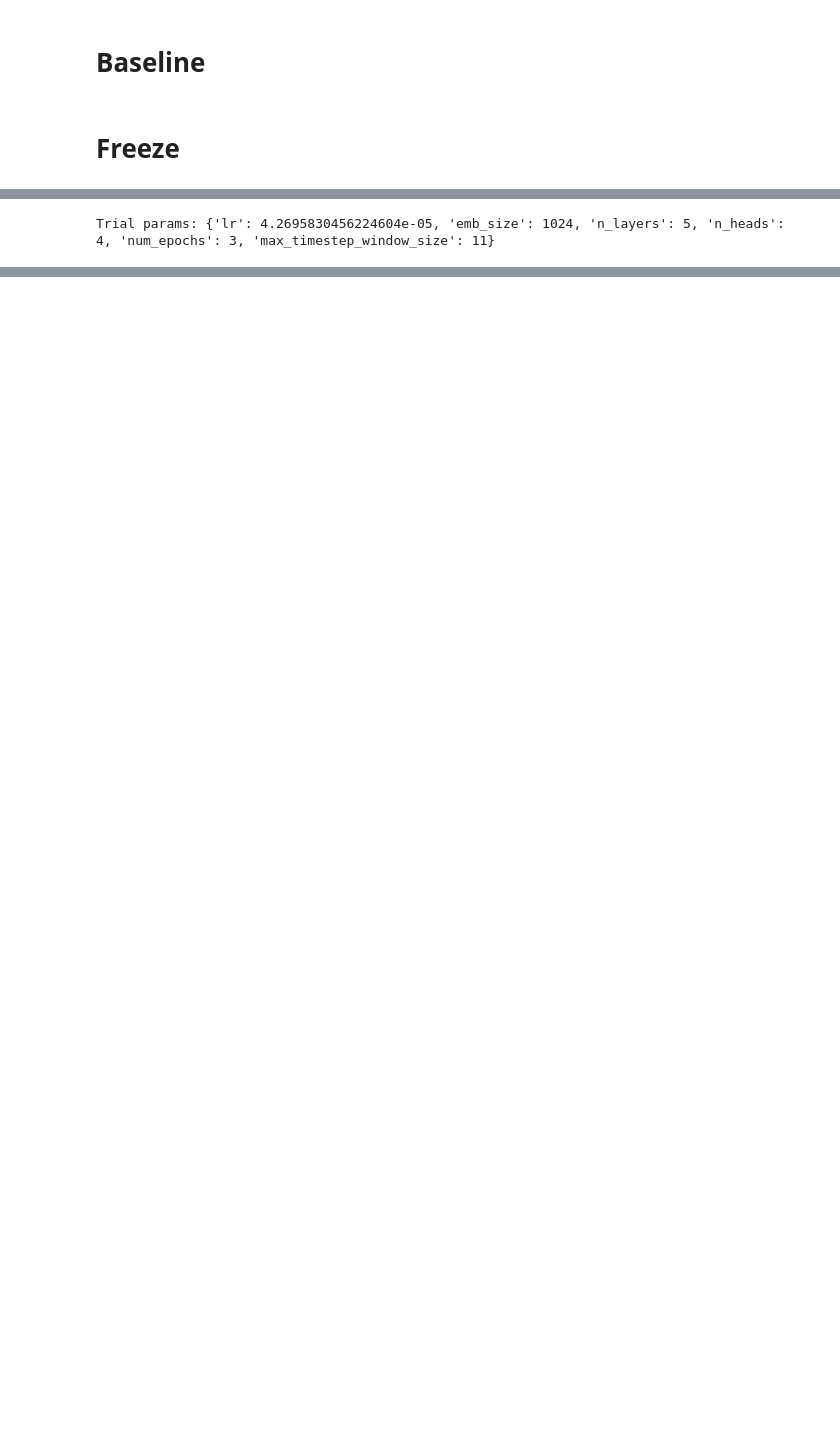
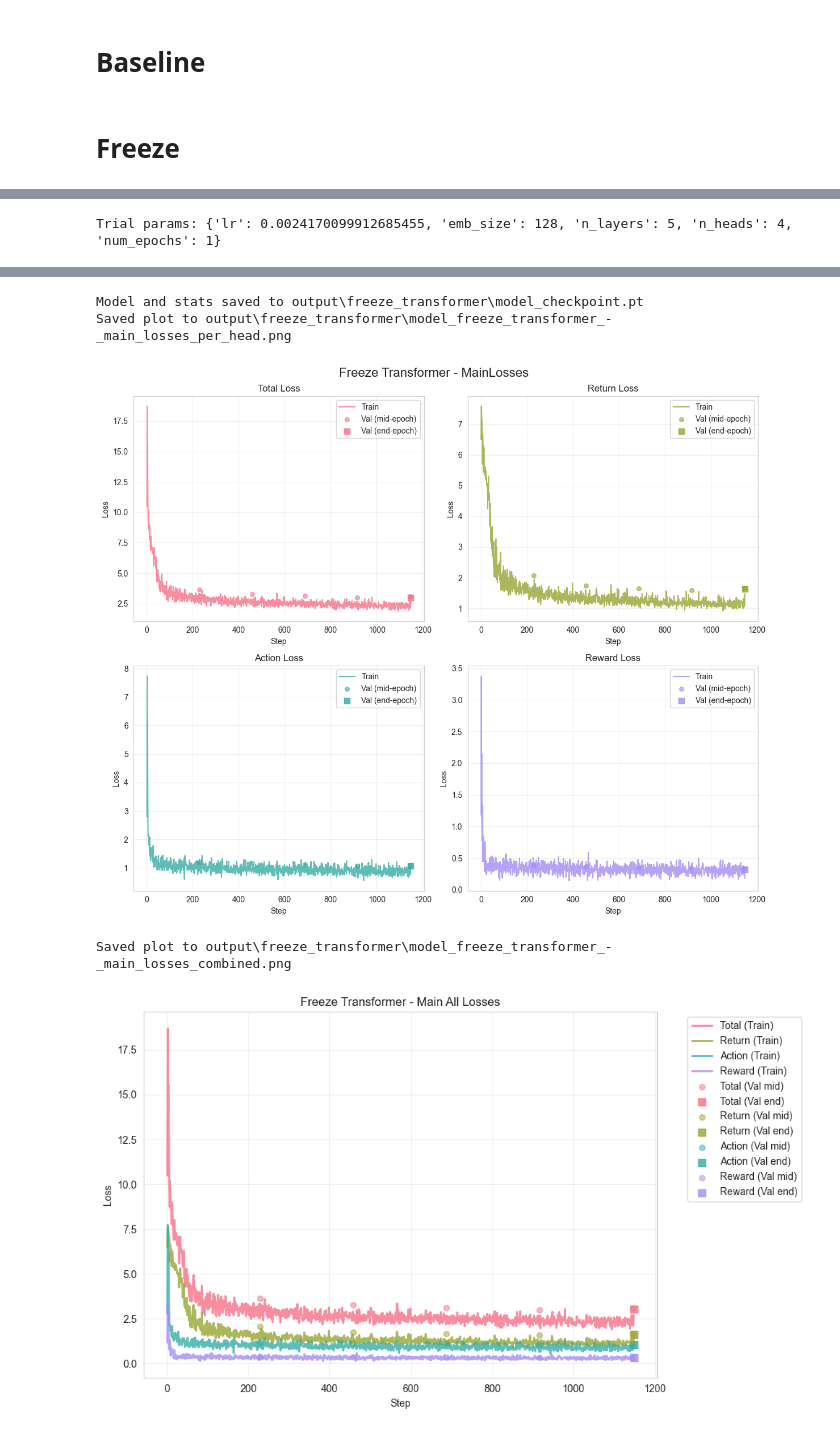
Before and after one commit to IdanReed/AtariDeepLearning, a Jupyter notebook: _experiments.ipynb, the cells around one changed output, grey strips where cells are left out. Saved outputs shown, nothing was run; the diff lists cells and outputs as text; code cells hidden in the pictures; blank space fills up the shorter version.

```diff
--- a/_experiments.ipynb
+++ b/_experiments.ipynb
@@ -27,5 +30,5 @@ episodes = load_episodes(main_game_dirs, holdout_game_dirs)
 Loaded 880 episodes
 # %%
 from utils import sample_list
-sampled_episodes = sample_list(episodes, fraction=0.10)
+sampled_episodes = sample_list(episodes, fraction=0.05)
 # %% [output]
@@ -51,5 +59,12 @@ base_dir = Path("output")
 from experiment_freeze import experiment_freeze
 from mgdt_model import Freezeable
 
-experiment_freeze("Freeze Transformer", main_bundle, holdout_bundle, bins, [Freezeable.Transformer], base_dir.joinpath("freeze_transformer"), "Frozen Transformer")
+freeze_params = experiment_freeze(
+    title_prefix="Freeze Transformer",
+    main_bundle=main_bundle,
+    holdout_bundle=holdout_bundle,
+    bins=bins,
+    freeze_components=[Freezeable.Transformer],
+    experiment_dir=base_dir.joinpath("freeze_transformer"),
+)  # switch to take best params from baseline later
 # %% [output]
@@ -57 +72 @@ experiment_freeze("Freeze Transformer", main_bundle, holdout_bundle, bins, [Free
-Trial params: {'lr': 4.2695830456224604e-05, 'emb_size': 1024, 'n_layers': 5, 'n_heads': 4, 'num_epochs': 3, 'max_timestep_window_size': 11}
+Trial params: {'lr': 0.0024170099912685455, 'emb_size': 128, 'n_layers': 5, 'n_heads': 4, 'num_epochs': 1}
@@ -57,0 +74,5 @@ Trial params: {'lr': 4.2695830456224604e-05, 'emb_size': 1024, 'n_layers': 5, 'n
+Model and stats saved to output\freeze_transformer\model_checkpoint.pt
+Saved plot to output\freeze_transformer\model_freeze_transformer_-_main_losses_per_head.png
+[figure, added]
+Saved plot to output\freeze_transformer\model_freeze_transformer_-_main_losses_combined.png
+[figure, added]
```
Also changed, not shown: parts of 9 cells of this notebook, 7 other files.
